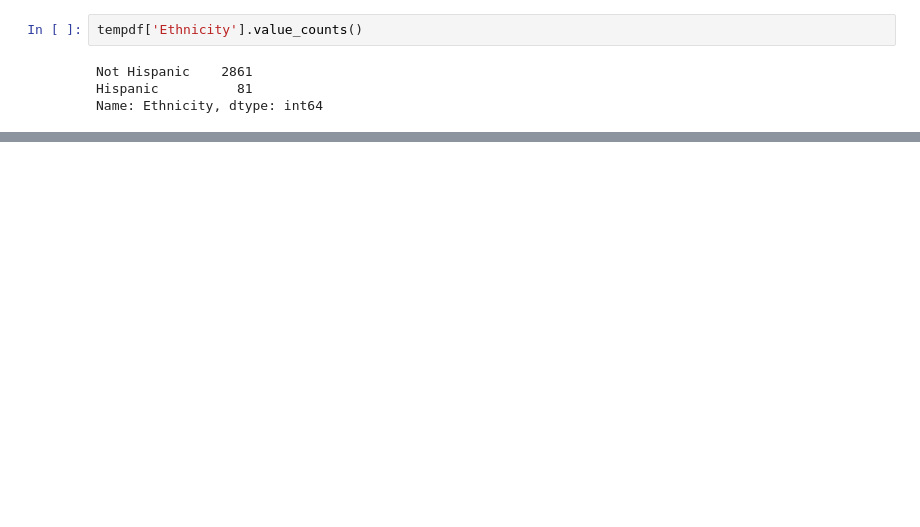
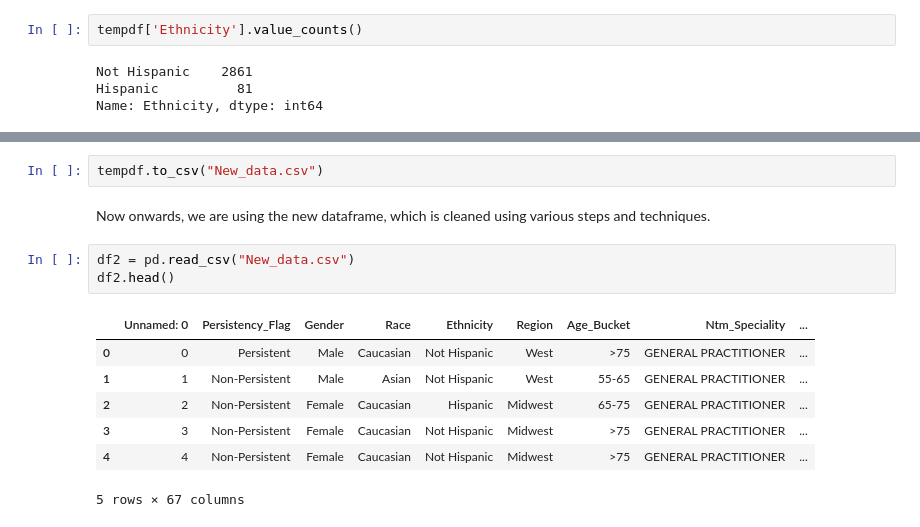
Before and after one commit to Soniyasunny1/7_week7, a Jupyter notebook: week_10/main.ipynb, the cells around one changed output, grey strips where cells are left out. Drawn from its saved outputs; the diff is of its cells as text; blank space fills up the shorter version.

Commit message:
New dataframe after data cleaning steps

```diff
--- a/week_10/main.ipynb
+++ b/week_10/main.ipynb
@@ -403,0 +456,15 @@ Name: Ethnicity, dtype: int64
+# %%
+tempdf.to_csv("New_data.csv")
+# %% [markdown]
+Now onwards, we are using the new dataframe, which is cleaned using various steps and techniques.
+# %%
+df2 = pd.read_csv("New_data.csv")
+df2.head()
+# %% [output]
+|  | Unnamed: 0 | Persistency_Flag | Gender | Race | Ethnicity | Region | Age_Bucket | Ntm_Speciality | ... |
+| 0 | 0 | Persistent | Male | Caucasian | Not Hispanic | West | >75 | GENERAL PRACTITIONER | ... |
+| 1 | 1 | Non-Persistent | Male | Asian | Not Hispanic | West | 55-65 | GENERAL PRACTITIONER | ... |
+| 2 | 2 | Non-Persistent | Female | Caucasian | Hispanic | Midwest | 65-75 | GENERAL PRACTITIONER | ... |
+| 3 | 3 | Non-Persistent | Female | Caucasian | Not Hispanic | Midwest | >75 | GENERAL PRACTITIONER | ... |
+| 4 | 4 | Non-Persistent | Female | Caucasian | Not Hispanic | Midwest | >75 | GENERAL PRACTITIONER | ... |
+5 rows × 67 columns
```
Also changed, not shown: parts of 6 cells of this notebook, 1 other file.
